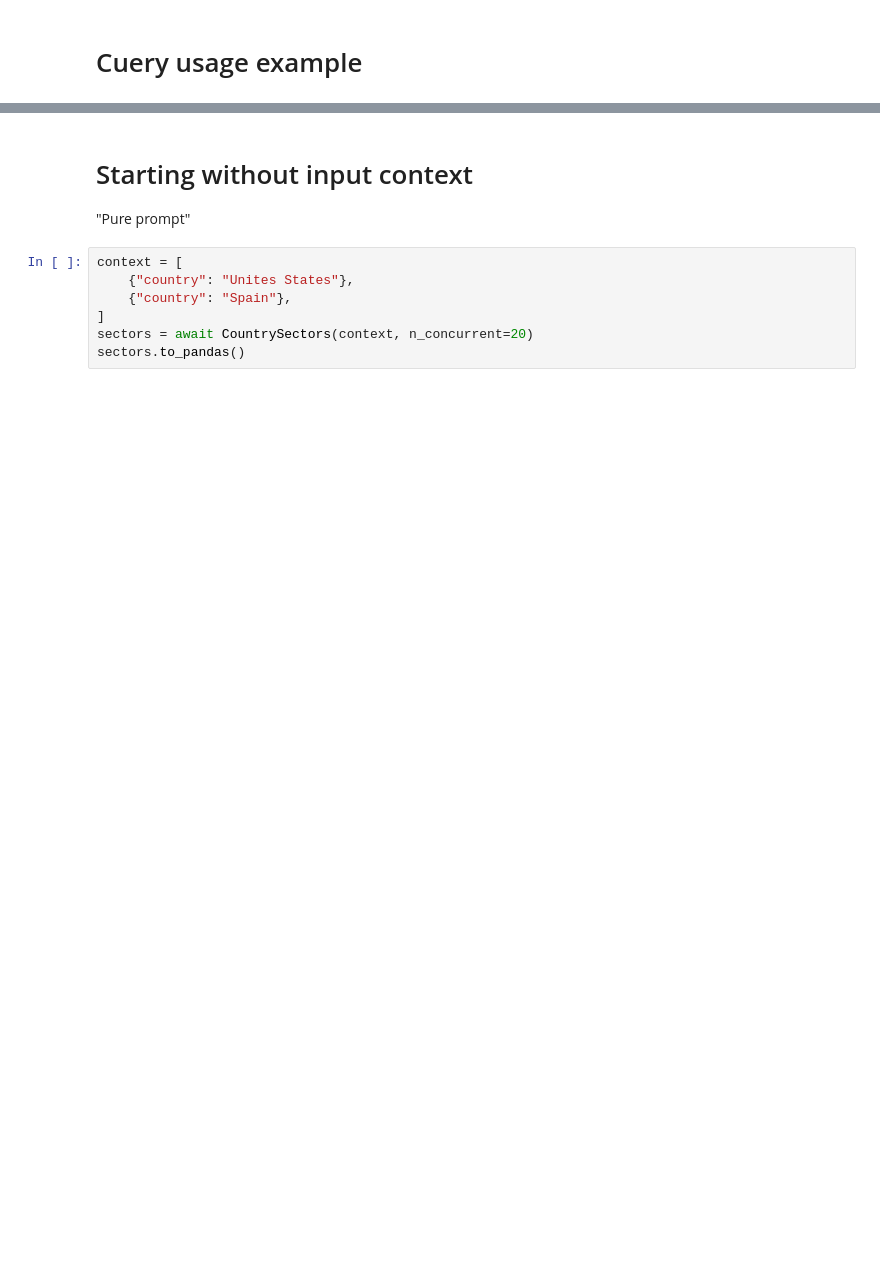
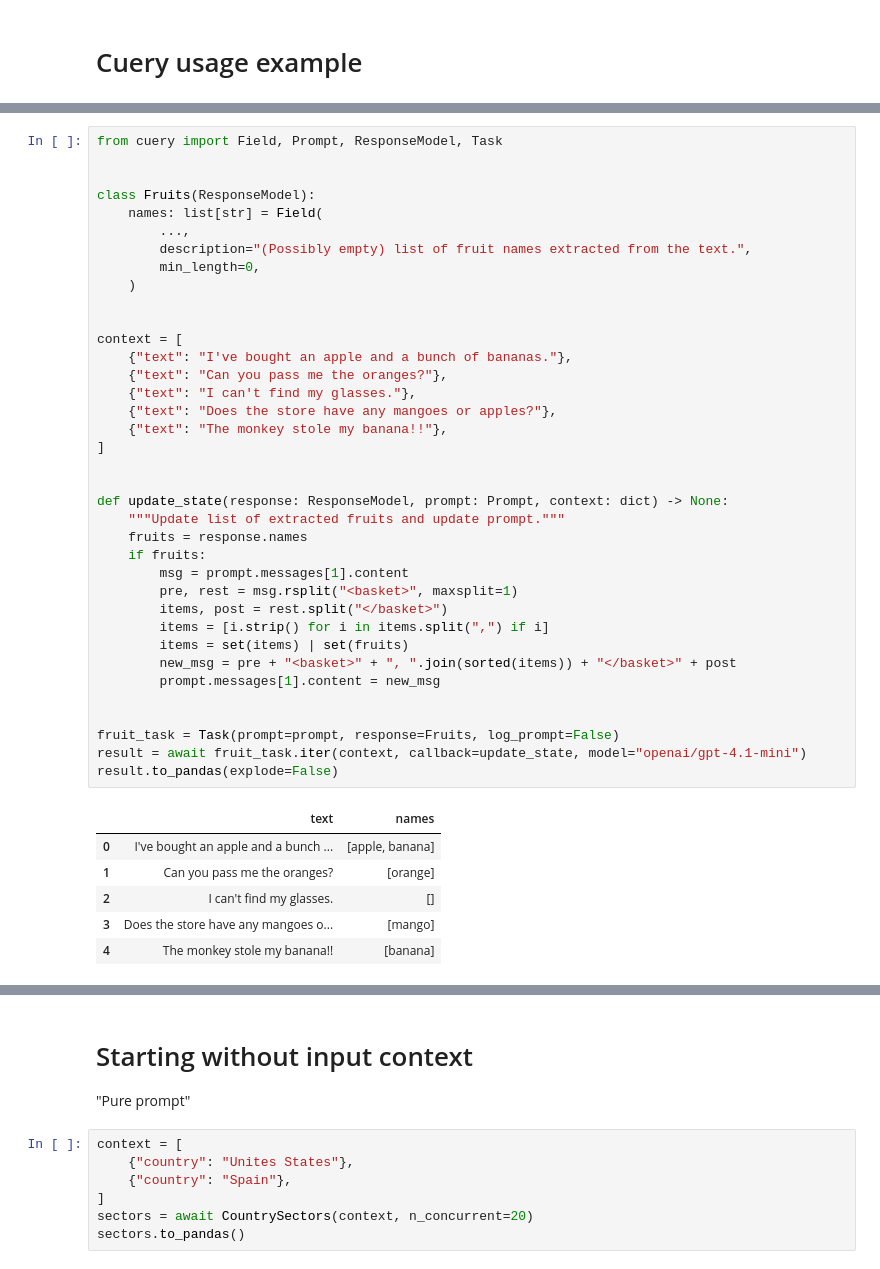
Before and after one commit to graphext/cuery, a Jupyter notebook: notebooks/examples.ipynb, the cells around one changed output, grey strips where cells are left out. Drawn from its saved outputs; the diff is of its cells as text; blank space fills up the shorter version.

```diff
--- a/notebooks/examples.ipynb
+++ b/notebooks/examples.ipynb
@@ -14,0 +71,44 @@ GDRIVE = Path("~/Google Drive/Shared drives/Solutions").expanduser()
+# %%
+from cuery import Field, Prompt, ResponseModel, Task
+
+
+class Fruits(ResponseModel):
+    names: list[str] = Field(
+        ...,
+        description="(Possibly empty) list of fruit names extracted from the text.",
+        min_length=0,
+    )
+
+
+context = [
+    {"text": "I've bought an apple and a bunch of bananas."},
+    {"text": "Can you pass me the oranges?"},
+    {"text": "I can't find my glasses."},
+    {"text": "Does the store have any mangoes or apples?"},
+    {"text": "The monkey stole my banana!!"},
+]
+
+
+def update_state(response: ResponseModel, prompt: Prompt, context: dict) -> None:
+    """Update list of extracted fruits and update prompt."""
+    fruits = response.names
+    if fruits:
+        msg = prompt.messages[1].content
+        pre, rest = msg.rsplit("<basket>", maxsplit=1)
+        items, post = rest.split("</basket>")
+        items = [i.strip() for i in items.split(",") if i]
+        items = set(items) | set(fruits)
+        new_msg = pre + "<basket>" + ", ".join(sorted(items)) + "</basket>" + post
+        prompt.messages[1].content = new_msg
+
+
+fruit_task = Task(prompt=prompt, response=Fruits, log_prompt=False)
+result = await fruit_task.iter(context, callback=update_state, model="openai/gpt-4.1-mini")
+result.to_pandas(explode=False)
+# %% [output]
+|  | text | names |
+| 0 | I've bought an apple and a bunch ... | [apple, banana] |
+| 1 | Can you pass me the oranges? | [orange] |
+| 2 | I can't find my glasses. | [] |
+| 3 | Does the store have any mangoes o... | [mango] |
+| 4 | The monkey stole my banana!! | [banana] |
```
Also changed, not shown: parts of 10 cells of this notebook.
